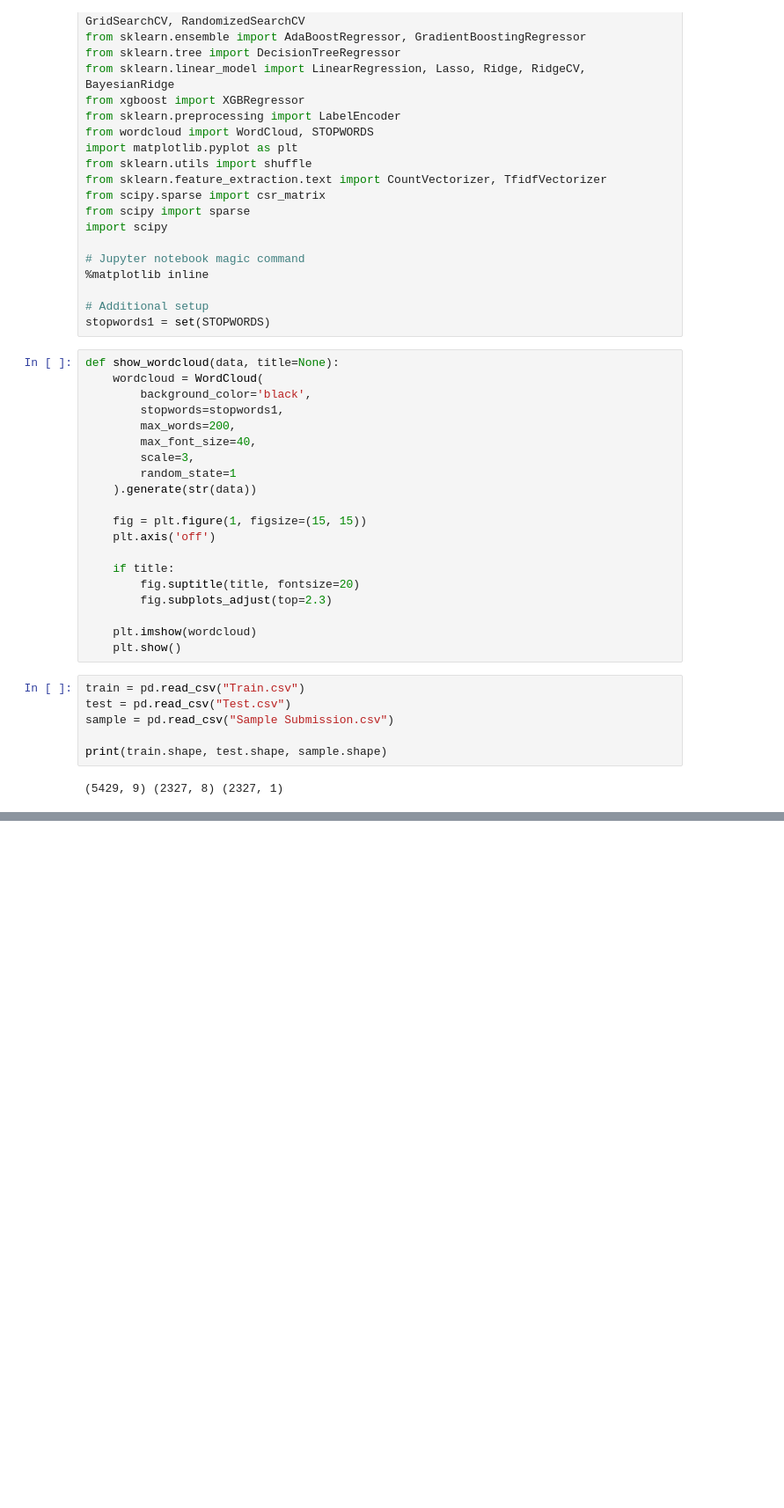
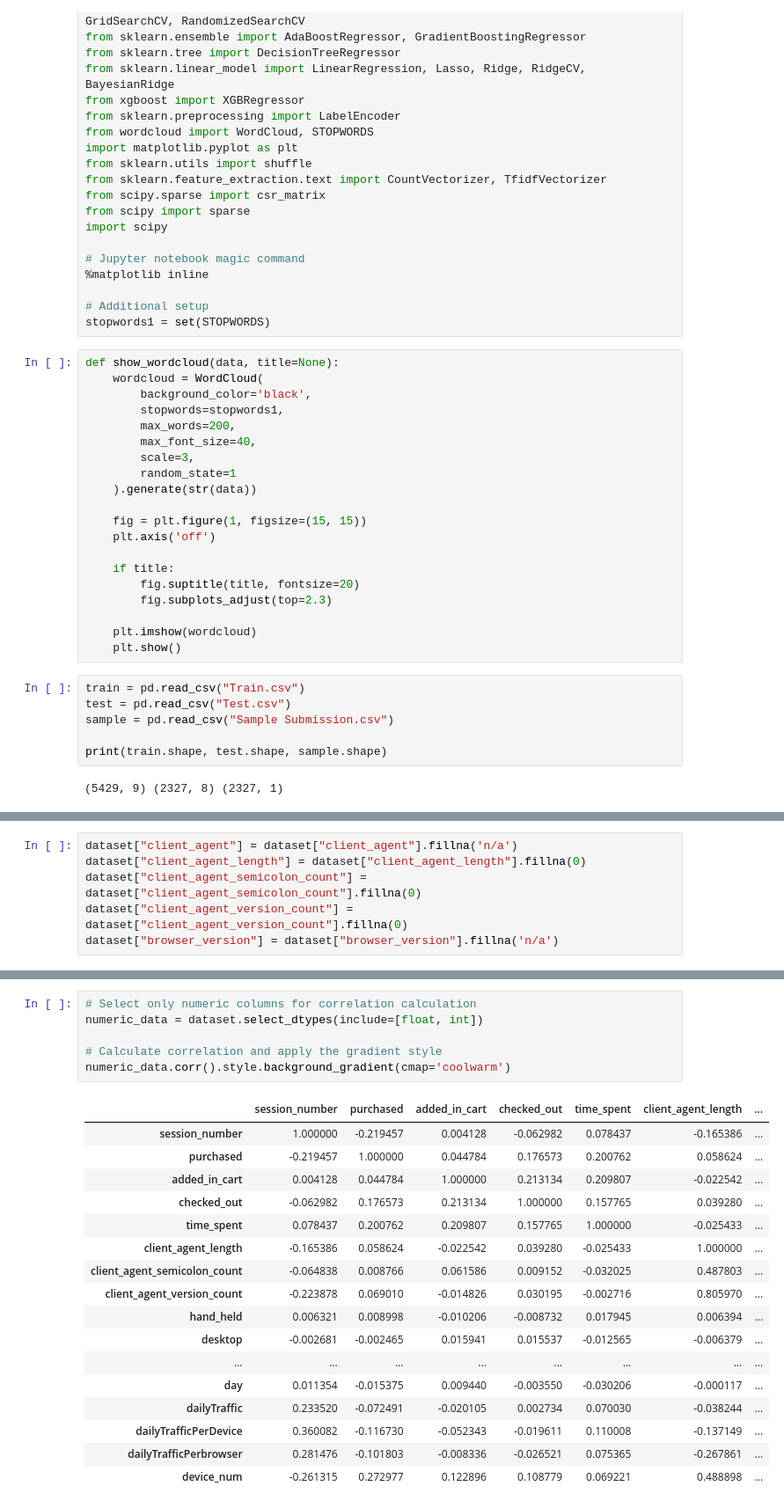
Before and after one commit to fuadashraful/ml-dl-cnn-practice, a Jupyter notebook: data-science/buyers-time-pred/buyers_time_pred.ipynb, the cells around one changed output, grey strips where cells are left out. Shown at 88% size. Saved outputs shown, nothing was run; the diff lists cells and outputs as text; blank space fills up the shorter version.

```diff
--- a/data-science/buyers-time-pred/buyers_time_pred.ipynb
+++ b/data-science/buyers-time-pred/buyers_time_pred.ipynb
@@ -88,0 +139,6 @@ dataset.head()
+# %%
+dataset["client_agent"] = dataset["client_agent"].fillna('n/a')
+dataset["client_agent_length"] = dataset["client_agent_length"].fillna(0)
+dataset["client_agent_semicolon_count"] = dataset["client_agent_semicolon_count"].fillna(0)
+dataset["client_agent_version_count"] = dataset["client_agent_version_count"].fillna(0)
+dataset["browser_version"] = dataset["browser_version"].fillna('n/a')
@@ -88,0 +165,24 @@ dataset.head()
+# %%
+# Select only numeric columns for correlation calculation
+numeric_data = dataset.select_dtypes(include=[float, int])
+
+# Calculate correlation and apply the gradient style
+numeric_data.corr().style.background_gradient(cmap='coolwarm')
+# %% [output]
+|  | session_number | purchased | added_in_cart | checked_out | time_spent | client_agent_length | ... |
+| session_number | 1.000000 | -0.219457 | 0.004128 | -0.062982 | 0.078437 | -0.165386 | ... |
+| purchased | -0.219457 | 1.000000 | 0.044784 | 0.176573 | 0.200762 | 0.058624 | ... |
+| added_in_cart | 0.004128 | 0.044784 | 1.000000 | 0.213134 | 0.209807 | -0.022542 | ... |
+| checked_out | -0.062982 | 0.176573 | 0.213134 | 1.000000 | 0.157765 | 0.039280 | ... |
+| time_spent | 0.078437 | 0.200762 | 0.209807 | 0.157765 | 1.000000 | -0.025433 | ... |
+| client_agent_length | -0.165386 | 0.058624 | -0.022542 | 0.039280 | -0.025433 | 1.000000 | ... |
+| client_agent_semicolon_count | -0.064838 | 0.008766 | 0.061586 | 0.009152 | -0.032025 | 0.487803 | ... |
+| client_agent_version_count | -0.223878 | 0.069010 | -0.014826 | 0.030195 | -0.002716 | 0.805970 | ... |
+| hand_held | 0.006321 | 0.008998 | -0.010206 | -0.008732 | 0.017945 | 0.006394 | ... |
+| desktop | -0.002681 | -0.002465 | 0.015941 | 0.015537 | -0.012565 | -0.006379 | ... |
+| ... | ... | ... | ... | ... | ... | ... | ... |
+| day | 0.011354 | -0.015375 | 0.009440 | -0.003550 | -0.030206 | -0.000117 | ... |
+| dailyTraffic | 0.233520 | -0.072491 | -0.020105 | 0.002734 | 0.070030 | -0.038244 | ... |
+| dailyTrafficPerDevice | 0.360082 | -0.116730 | -0.052343 | -0.019611 | 0.110008 | -0.137149 | ... |
+| dailyTrafficPerbrowser | 0.281476 | -0.101803 | -0.008336 | -0.026521 | 0.075365 | -0.267861 | ... |
+| device_num | -0.261315 | 0.272977 | 0.122896 | 0.108779 | 0.069221 | 0.488898 | ... |
```
Also changed, not shown: parts of 5 cells of this notebook.
